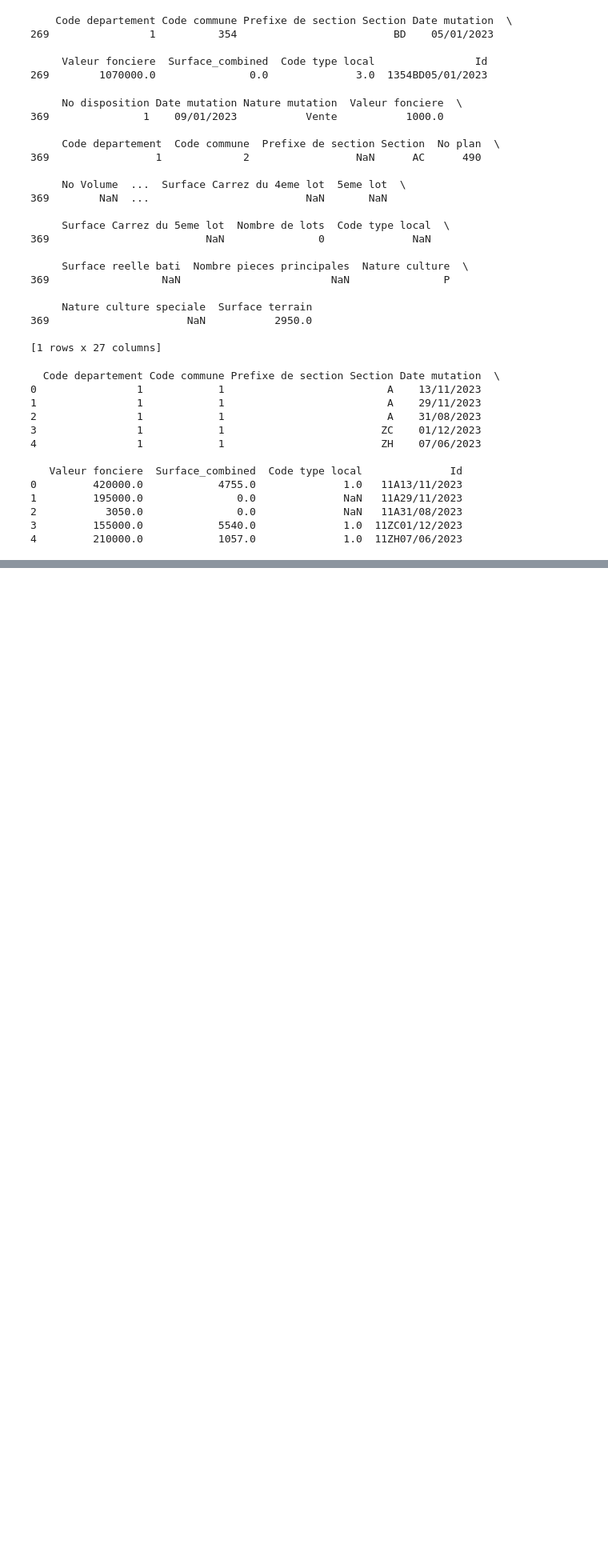
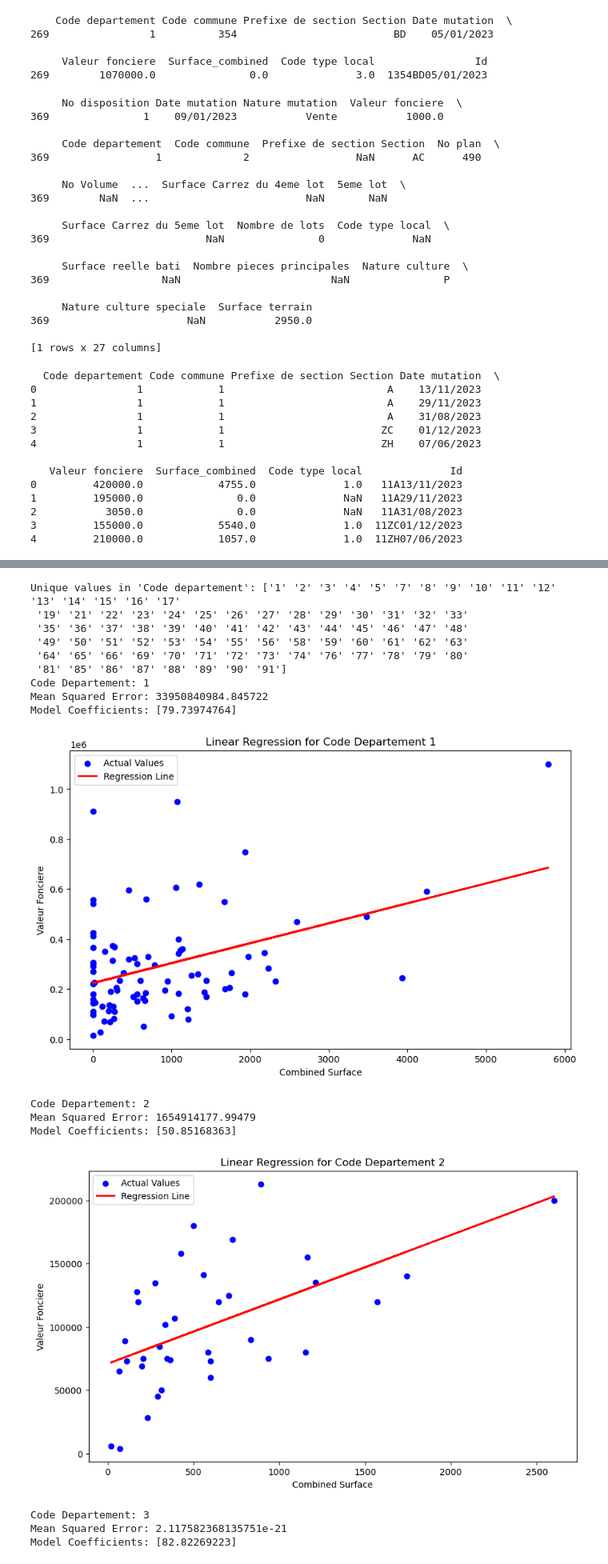
Before and after one commit to ktzkvin/Mastercamp, a Jupyter notebook: MasterCamp_TD_Project.ipynb, the cells around one changed output, grey strips where cells are left out. Shown at 80% size. Drawn from its saved outputs; the diff is of its cells as text; code cells hidden in the pictures; blank space fills up the shorter version.

```diff
--- a/MasterCamp_TD_Project.ipynb
+++ b/MasterCamp_TD_Project.ipynb
@@ -237,0 +496,58 @@ Name: Valeur fonciere, dtype: float64
+# %%
+import matplotlib.pyplot as plt
+from sklearn.linear_model import LinearRegression
+from sklearn.metrics import mean_squared_error
+
+# Check unique values in 'Code departement' column
+unique_code_departement = aggregated_data['Code departement'].unique()
+print("Unique values in 'Code departement':", unique_code_departement)
+
+# Loop through each unique 'Code departement' and create a plot
+for specific_code_departement in unique_code_departement:
+    # Filter the data for the specific Code departement
+    filtered_data = aggregated_data[aggregated_data['Code departement'] == specific_code_departement]
+
+    # Define X and y for the filtered data
+    X = filtered_data[['Surface_combined']]
+    y = filtered_data['Valeur fonciere']
+
+    # Create and fit the model
+    model = LinearRegression()
+    model.fit(X, y)
+
+    # Predict values
+    y_pred = model.predict(X)
+
+    # Calculate Mean Squared Error
+    mse = mean_squared_error(y, y_pred)
+    print(f"Code Departement: {specific_code_departement}")
+    print("Mean Squared Error:", mse)
+    print("Model Coefficients:", model.coef_)
+
+    # Plotting the results
+    plt.figure(figsize=(10, 6))
+    plt.scatter(X, y, color='blue', label='Actual Values')
+    plt.plot(X, y_pred, color='red', linewidth=2, label='Regression Line')
+    plt.xlabel('Combined Surface')
+    plt.ylabel('Valeur Fonciere')
+    plt.title(f'Linear Regression for Code Departement {specific_code_departement}')
+    plt.legend()
+    plt.show()
+# %% [output]
+Unique values in 'Code departement': ['1' '2' '3' '4' '5' '7' '8' '9' '10' '11' '12' '13' '14' '15' '16' '17'
+ '19' '21' '22' '23' '24' '25' '26' '27' '28' '29' '30' '31' '32' '33'
+ '35' '36' '37' '38' '39' '40' '41' '42' '43' '44' '45' '46' '47' '48'
+ '49' '50' '51' '52' '53' '54' '55' '56' '58' '59' '60' '61' '62' '63'
+ '64' '65' '66' '69' '70' '71' '72' '73' '74' '76' '77' '78' '79' '80'
+ '81' '85' '86' '87' '88' '89' '90' '91']
+Code Departement: 1
+Mean Squared Error: 33950840984.845722
+Model Coefficients: [79.73974764]
+[figure, added]
+Code Departement: 2
+Mean Squared Error: 1654914177.99479
+Model Coefficients: [50.85168363]
+[figure, added]
+Code Departement: 3
+Mean Squared Error: 2.117582368135751e-21
+Model Coefficients: [82.82269223]
```
Also changed, not shown: parts of 11 cells of this notebook.
